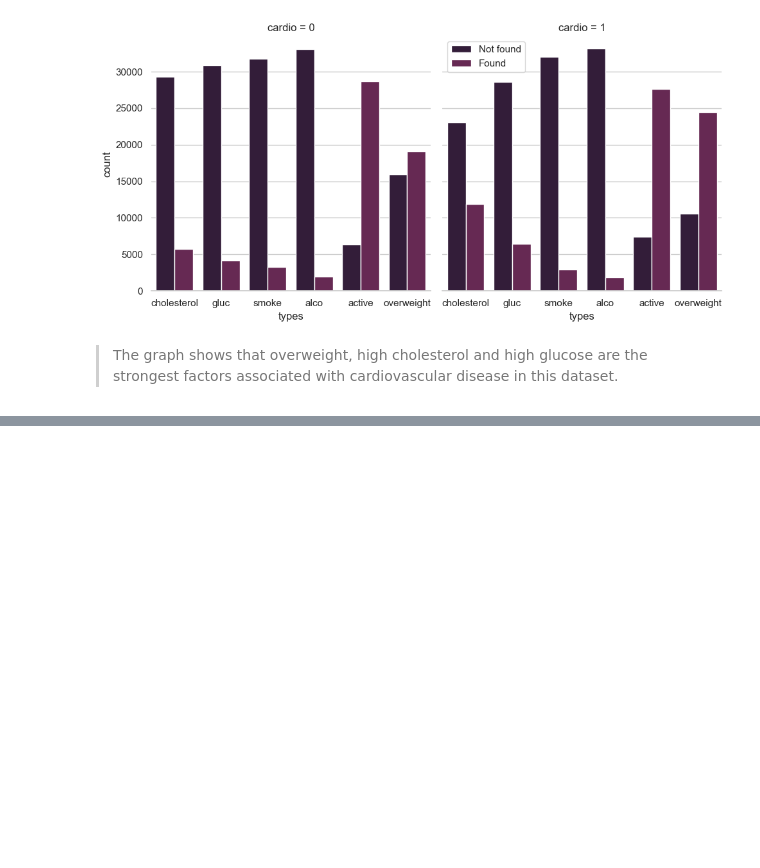
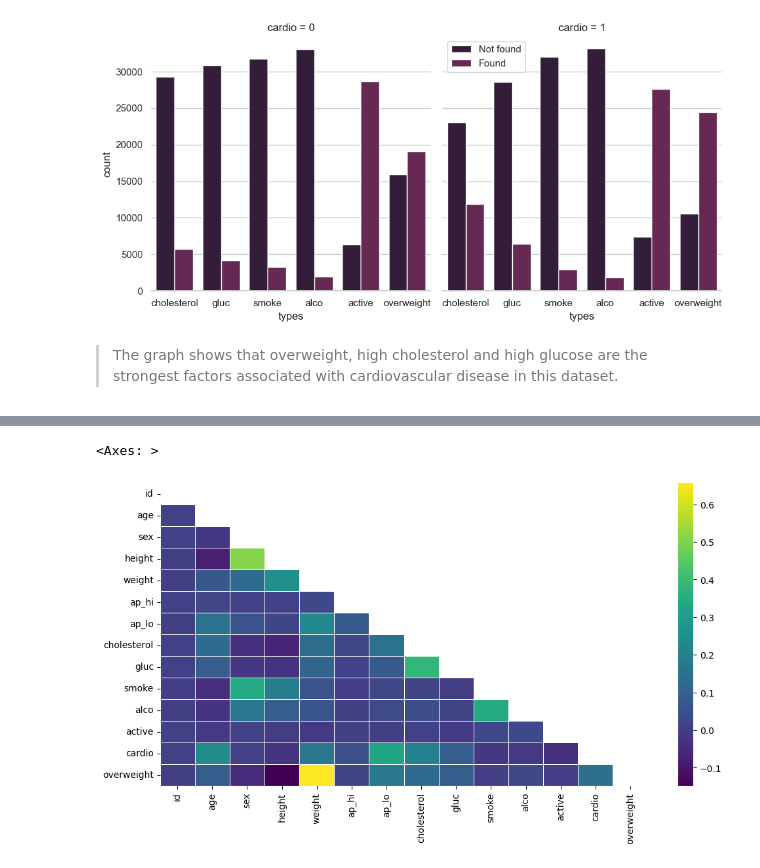
Before and after one commit to OuiamT/Data-Analysis-with-Python-Projects-FreeCodeCamp, a Jupyter notebook: Medical_Data_Visualizer/main.ipynb, the cells around one changed output, grey strips where cells are left out. Drawn from its saved outputs; the diff is of its cells as text; code cells hidden in the pictures; blank space fills up the shorter version.

Commit message:
Cleaning data and shows the correlation between columns

```diff
--- a/Medical_Data_Visualizer/main.ipynb
+++ b/Medical_Data_Visualizer/main.ipynb
@@ -92,0 +106,30 @@ draw_cat_plot(df)
+# %%
+# Draw the Heat Map in the draw_heat_map function.
+def draw_heat_map(data):
+# Clean the data in the df_heat variable by filtering out the following patient segments that represent incorrect data:
+# - diastolic pressure is higher than systolic
+# - height is less than the 2.5th percentile
+# - height is more than the 97.5th percentile
+# - weight is less than the 2.5th percentile
+# - weight is more than the 97.5th percentile
+    df_heat = data[
+    (data['ap_lo'] <=data['ap_hi']) &
+    (data['height'] >= data['height'].quantile(0.025)) &
+    (data['height'] <= data['height'].quantile(0.975)) &
+    (data['weight'] >=data['weight'].quantile(0.025)) &
+    (data['weight'] <= data['weight'].quantile(0.975))
+]
+# Calculate the correlation matrix and store it in the corr variable.
+    corr = df_heat.corr()
+# Generate a mask for the upper triangle and store it in the mask variable.
+    mask = np.triu(corr)
+# Plot the correlation matrix using the method provided by the seaborn library import: sns.heatmap().
+    fig, ax = plt.subplots(figsize=(12, 6))
+    sns.despine(fig=fig, left=True)
+    ax = sns.heatmap(data=corr, cmap="viridis", mask=mask, linewidths=.5)
+    return ax
+
+draw_heat_map(df)
+# %% [output]
+<Axes: >
+[figure, added]
```
Also changed, not shown: parts of 2 cells of this notebook.
